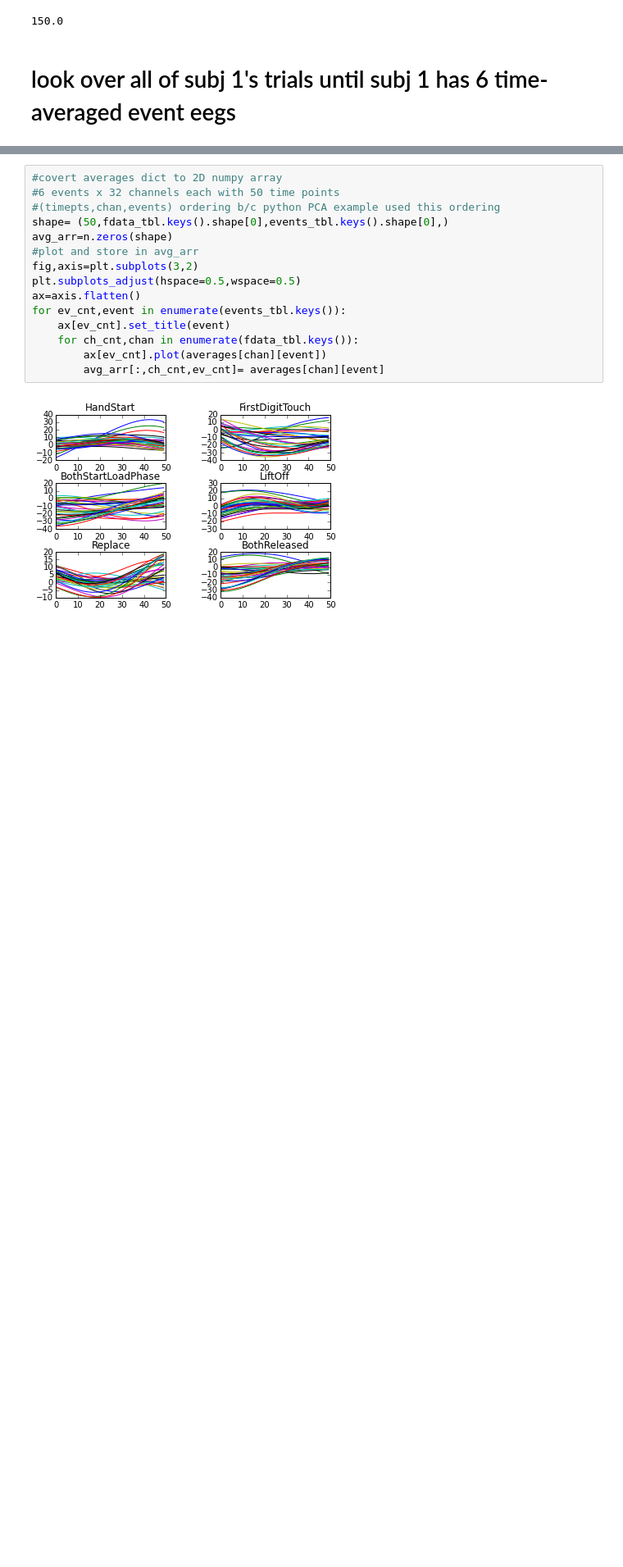
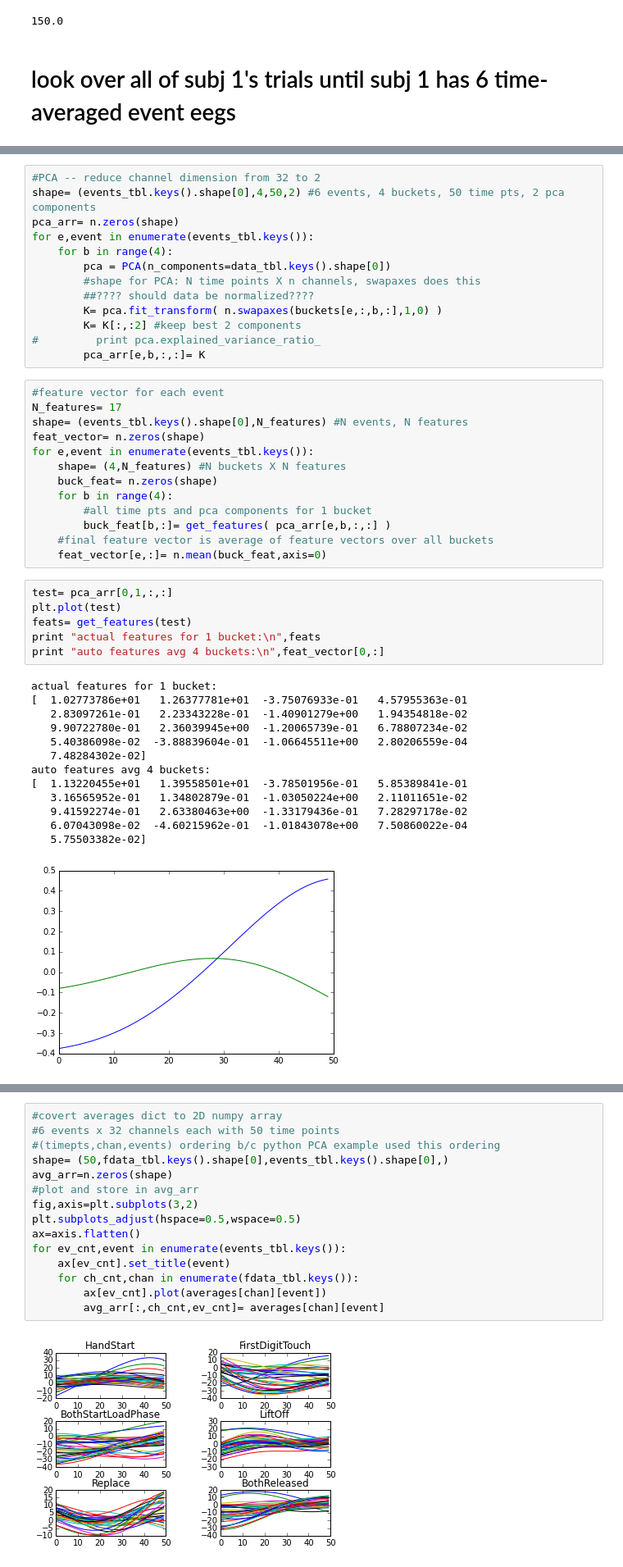
Before and after one commit to kaylanb/IndominusRex, a Jupyter notebook: code/process.ipynb, the cells around one changed output, grey strips where cells are left out. Shown at 82% size. Drawn from its saved outputs; the diff is of its cells as text; blank space fills up the shorter version.

Commit message:
all events extracted for 1 subject (their 8 series read in...), feature vector calculated for each event type

```diff
--- a/code/process.ipynb
+++ b/code/process.ipynb
@@ -104,0 +147,46 @@ event=  BothReleased
+# %%
+#PCA -- reduce channel dimension from 32 to 2
+shape= (events_tbl.keys().shape[0],4,50,2) #6 events, 4 buckets, 50 time pts, 2 pca components
+pca_arr= n.zeros(shape)
+for e,event in enumerate(events_tbl.keys()):
+    for b in range(4):
+        pca = PCA(n_components=data_tbl.keys().shape[0])
+        #shape for PCA: N time points X n channels, swapaxes does this
+        ##???? should data be normalized????
+        K= pca.fit_transform( n.swapaxes(buckets[e,:,b,:],1,0) )
+        K= K[:,:2] #keep best 2 components
+#         print pca.explained_variance_ratio_
+        pca_arr[e,b,:,:]= K
+# %%
+#feature vector for each event
+N_features= 17
+shape= (events_tbl.keys().shape[0],N_features) #N events, N features
+feat_vector= n.zeros(shape)
+for e,event in enumerate(events_tbl.keys()):
+    shape= (4,N_features) #N buckets X N features
+    buck_feat= n.zeros(shape)
+    for b in range(4):
+        #all time pts and pca components for 1 bucket
+        buck_feat[b,:]= get_features( pca_arr[e,b,:,:] )
+    #final feature vector is average of feature vectors over all buckets
+    feat_vector[e,:]= n.mean(buck_feat,axis=0)
+# %%
+test= pca_arr[0,1,:,:]
+plt.plot(test)
+feats= get_features(test)
+print "actual features for 1 bucket:\n",feats
+print "auto features avg 4 buckets:\n",feat_vector[0,:]
+# %% [output]
+actual features for 1 bucket:
+[  1.02773786e+01   1.26377781e+01  -3.75076933e-01   4.57955363e-01
+   2.83097261e-01   2.23343228e-01  -1.40901279e+00   1.94354818e-02
+   9.90722780e-01   2.36039945e+00  -1.20065739e-01   6.78807234e-02
+   5.40386098e-02  -3.88839604e-01  -1.06645511e+00   2.80206559e-04
+   7.48284302e-02]
+auto features avg 4 buckets:
+[  1.13220455e+01   1.39558501e+01  -3.78501956e-01   5.85389841e-01
+   3.16565952e-01   1.34802879e-01  -1.03050224e+00   2.11011651e-02
+   9.41592274e-01   2.63380463e+00  -1.33179436e-01   7.28297178e-02
+   6.07043098e-02  -4.60215962e-01  -1.01843078e+00   7.50860022e-04
+   5.75503382e-02]
+[figure, added]
```
Also changed, not shown: parts of 21 cells of this notebook.
